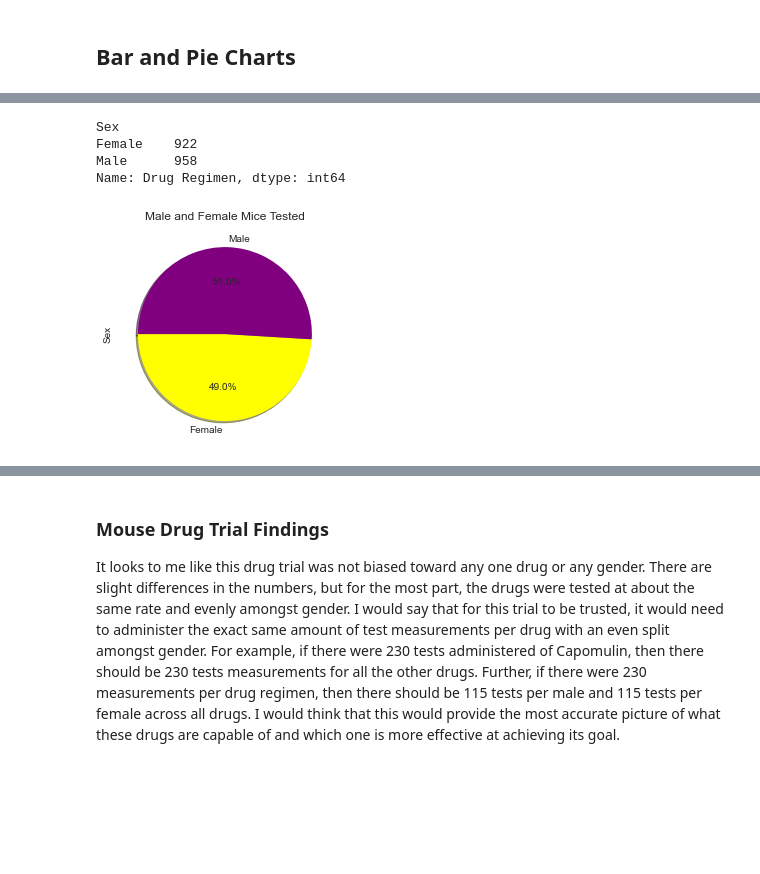
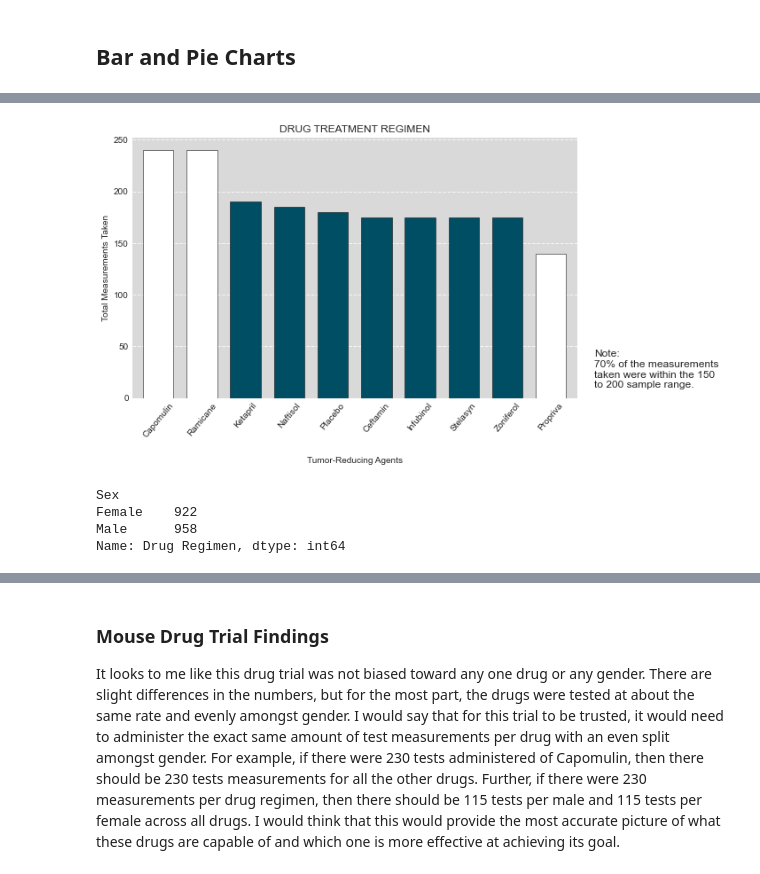
Before and after one commit to mathewqpmiller/Matplotlib-Pymaceuticals_Analysis, a Jupyter notebook: Matplotlib_Pharmaceuticals_Analysis_Final.ipynb, the cells around one changed output, grey strips where cells are left out. Drawn from its saved outputs; the diff is of its cells as text; code cells hidden in the pictures; blank space fills up the shorter version.

```diff
--- a/Matplotlib_Pharmaceuticals_Analysis.ipynb
+++ b/Matplotlib_Pharmaceuticals_Analysis_Final.ipynb
@@ -491,3 +384,66 @@ plt.close()
+# %%
+import matplotlib.pyplot as plt
+import pandas as pd
+from matplotlib.transforms import Bbox
+
+# Sample DataFrame (replace with your actual data)
+data = {'Drug Regimen': ['Capomulin', 'Ceftamin', 'Infubinol', 'Ketapril', 'Naftisol', 'Placebo', 'Propriva', 'Ramicane', 'Stelasyn', 'Zoniferol'],
+        'Total Measurements': [240, 175, 175, 190, 185, 180, 140, 240, 175, 175]}
+merged_mouse_dataset = pd.DataFrame(data)
+
+# Prepare the data for plotting
+bar_plot_dataframe = merged_mouse_dataset.set_index('Drug Regimen')['Total Measurements']
+
+# Sort the data in descending order
+bar_plot_dataframe = bar_plot_dataframe.sort_values(ascending=False)
+
+# Define custom colors based on conditions
+colors = ['#FFFFFF' if value <= 150 else '#004E64' if value <= 200 else '#FFFFFF' for value in bar_plot_dataframe]
+
+# Plot with custom colors
+fig, ax = plt.subplots(figsize=(9, 6))
+
+# Set custom background color
+ax.set_facecolor("#D9D9D9")
+
+# Create bar chart
+bar_plot_dataframe.plot.bar(
+    ax=ax,
+    legend=False,
+    rot=50,
+    title='DRUG TREATMENT REGIMEN',
+    color=colors,  # Apply custom colors
+    width=.7,
+    edgecolor='black',  # Add black outline to bars
+    linewidth=.5       # Set outline width
+)
+
+# Add labels
+ax.set_ylabel("Total Measurements Taken")
+ax.set_xlabel("Tumor-Reducing Agents", labelpad=20)  # Add padding to the x-axis label
+
+# Remove the frame by hiding top and right spines
+ax.spines['top'].set_visible(False)
+ax.spines['right'].set_visible(False)
+
+# Add a text note
+plt.text(10, 10, 'Note:\n70% of the measurements \ntaken were within the 150 \nto 200 sample range.', fontsize=12)
+
+# Adjust bottom padding to prevent label clipping
+plt.subplots_adjust(bottom=0.2)
+
+# Improve Grid Visibility
+ax.grid(True, axis='y', linestyle='--', linewidth=1, alpha=0.8, color='white', zorder=0)
+ax.grid(False, axis='x')  # Disable x-axis gridlines
+
+# Save with a custom bounding box
+custom_bbox = Bbox.from_bounds(0.0, 0.0, 8, 4)  # x, y, width, height (adjust as needed)
+plt.savefig("images/DrugRegimen_PandasBarChart.png", dpi=300, bbox_inches='tight')
+
+# Display the plot
+plt.show()
+# %% [output]
+[figure, added]
 # %%
 # Pandas Pie Chart
 # Generate a pie plot showing the distribution of female versus male mice using pandas
@@ -502,20 +458,6 @@ Sex
 Female    922
 Male      958
 Name: Drug Regimen, dtype: int64
-# %%
-# Define variabel that holds the pie chart color format
-colors = ["yellow", "purple"]
-gender = ["Female","Male"]
-# Plot the pie chart
-plt.pie(gender_count, labels=gender, colors=colors,
-        autopct="%1.1f%%", shadow=True, startangle=180)
-# Title the pie chart
-plt.title('Male and Female Mice Tested')
-# Give the chart some sort of label
-plt.ylabel("Sex")
-plt.show()
-# %% [output]
-[figure, removed]
 # %%
 # Refined Pyplot Pie Chart:
 
```
Also changed, not shown: parts of 12 cells of this notebook, 12 other files.
